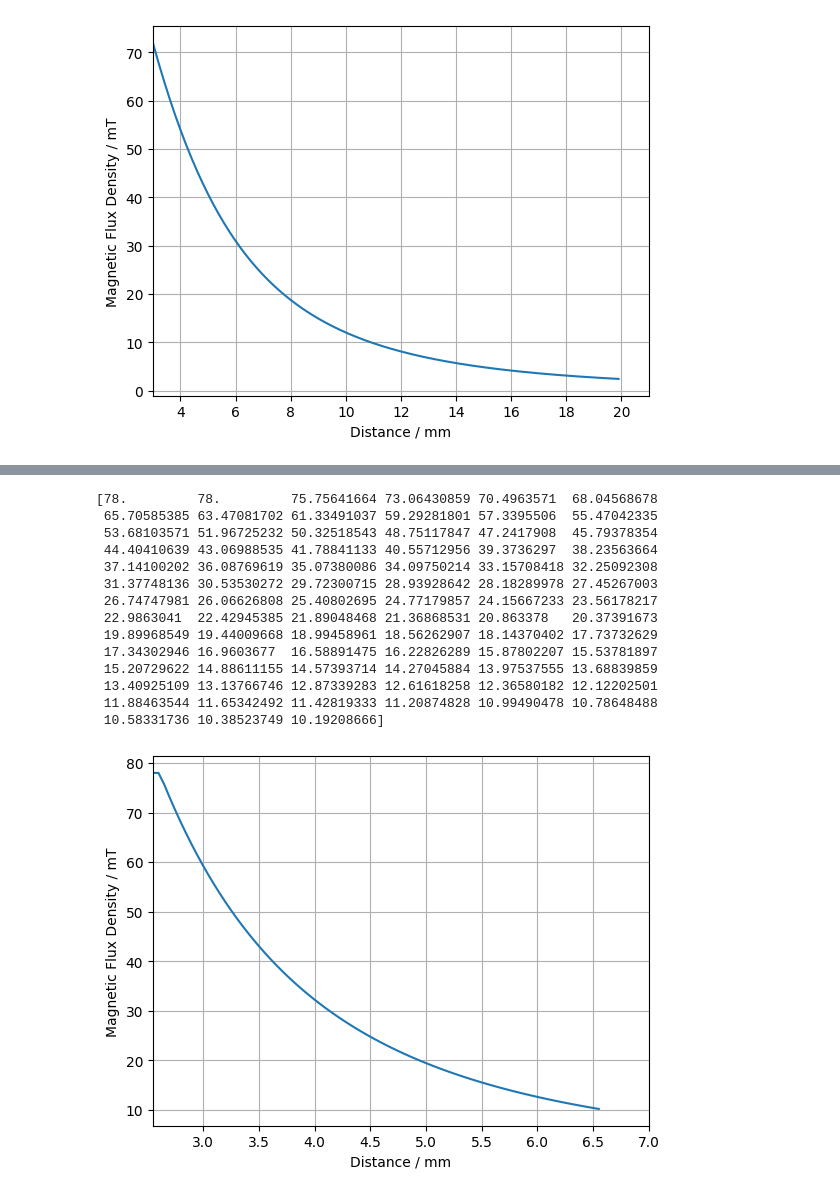
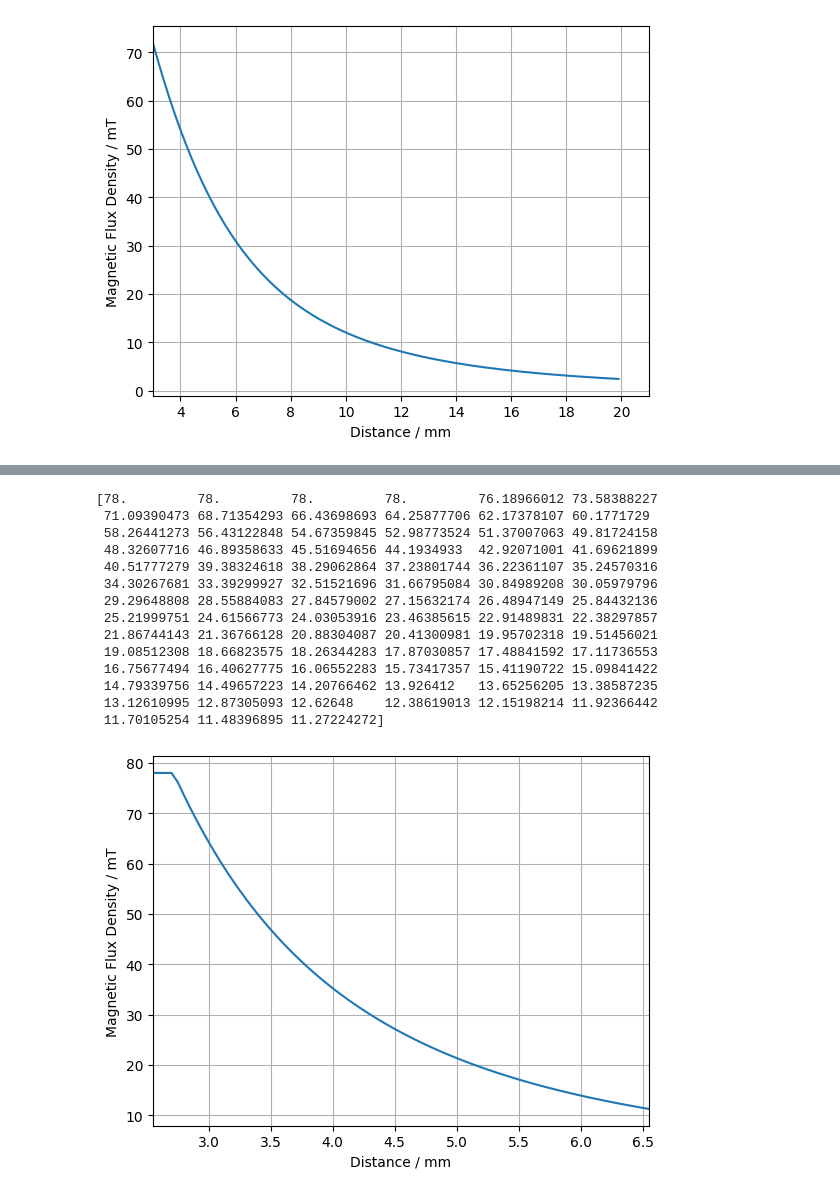
Before and after one commit to Ace4896/cloverpad-hardware, a Jupyter notebook: docs/notebooks/magnet-distance.ipynb, the cells around one changed output, grey strips where cells are left out. Cells and saved outputs as stored; diff of their text form; code cells hidden in the pictures.

Commit message:
fix: adjust ks-20 magnet dimensions
still can't get the right magnet profile...

```diff
--- a/docs/notebooks/magnet-distance.ipynb
+++ b/docs/notebooks/magnet-distance.ipynb
@@ -124,14 +125,19 @@ plt.show()
 # %%
 # At min distance (2.55mm), the magnetic flux is 905G, or 90.5mT
-# At max distance (6.55mm), the magnetic flux is 102G, or 10.2mT
+# At the initial position (6.25mm), the magnetic flux is 102G, or 10.2mT
 #
-# After using TI's calculator, it looks like the residual induction is near 2000mT, but it's a bit off
+# After using TI's calculator, it looks like the residual induction is between 1750 and 2000mT, but the values are off...
 # If only we had the actual magnet specs...
+remanance_mt = 1800
+thickness = 3.5
+diameter = 2.8
+
 min_distance = 2.55
 max_distance = 6.55
 step = 0.05
+
 distances = np.arange(min_distance, max_distance + step, step)
-ks20_profile = get_cylindrical_magnetic_profile(1800, 3.3, 2.7, distances)
+ks20_profile = get_cylindrical_magnetic_profile(remanance_mt, thickness, diameter, distances)
 
 print(ks20_profile)
 
@@ -160,31 +166,31 @@ plt.show()
 # %%
 # If we clamp the maximum flux density to 78mT, we can find the minimum distance that can be detected
 # In ideal conditions, we won't be able to detect the bottom 0.2mm of travel
 ks20_profile_clamped = np.clip(ks20_profile, 0.0, 78.0)
 print(ks20_profile_clamped)
 
 plt.grid()
-plt.xlim(2.55, 7.0)
+plt.xlim(min_distance, max_distance)
 plt.xlabel('Distance / mm')
 plt.ylabel('Magnetic Flux Density / mT')
 plt.plot(distances, ks20_profile_clamped)
 plt.show()
 # %% [output]
-[78.         78.         75.75641664 73.06430859 70.4963571  68.04568678
- 65.70585385 63.47081702 61.33491037 59.29281801 57.3395506  55.47042335
- 53.68103571 51.96725232 50.32518543 48.75117847 47.2417908  45.79378354
- 44.40410639 43.06988535 41.78841133 40.55712956 39.3736297  38.23563664
- 37.14100202 36.08769619 35.07380086 34.09750214 33.15708418 32.25092308
- 31.37748136 30.53530272 29.72300715 28.93928642 28.18289978 27.45267003
- 26.74747981 26.06626808 25.40802695 24.77179857 24.15667233 23.56178217
- 22.9863041  22.42945385 21.89048468 21.36868531 20.863378   20.37391673
- 19.89968549 19.44009668 18.99458961 18.56262907 18.14370402 17.73732629
- 17.34302946 16.9603677  16.58891475 16.22826289 15.87802207 15.53781897
- 15.20729622 14.88611155 14.57393714 14.27045884 13.97537555 13.68839859
- 13.40925109 13.13766746 12.87339283 12.61618258 12.36580182 12.12202501
- 11.88463544 11.65342492 11.42819333 11.20874828 10.99490478 10.78648488
- 10.58331736 10.38523749 10.19208666]
+[78.         78.         78.         78.         76.18966012 73.58388227
+ 71.09390473 68.71354293 66.43698693 64.25877706 62.17378107 60.1771729
+ 58.26441273 56.43122848 54.67359845 52.98773524 51.37007063 49.81724158
+ 48.32607716 46.89358633 45.51694656 44.1934933  42.92071001 41.69621899
+ 40.51777279 39.38324618 38.29062864 37.23801744 36.22361107 35.24570316
+ 34.30267681 33.39299927 32.51521696 31.66795084 30.84989208 30.05979796
+ 29.29648808 28.55884083 27.84579002 27.15632174 26.48947149 25.84432136
+ 25.21999751 24.61566773 24.03053916 23.46385615 22.91489831 22.38297857
+ 21.86744143 21.36766128 20.88304087 20.41300981 19.95702318 19.51456021
+ 19.08512308 18.66823575 18.26344283 17.87030857 17.48841592 17.11736553
+ 16.75677494 16.40627775 16.06552283 15.73417357 15.41190722 15.09841422
+ 14.79339756 14.49657223 14.20766462 13.926412   13.65256205 13.38587235
+ 13.12610995 12.87305093 12.62648    12.38619013 12.15198214 11.92366442
+ 11.70105254 11.48396895 11.27224272]
-[figure, old version]
+[figure, new version]
 # %%
 # Calculate the output voltage
 quiescent_mv = 600
```
Also changed, not shown: parts of 8 cells of this notebook.
